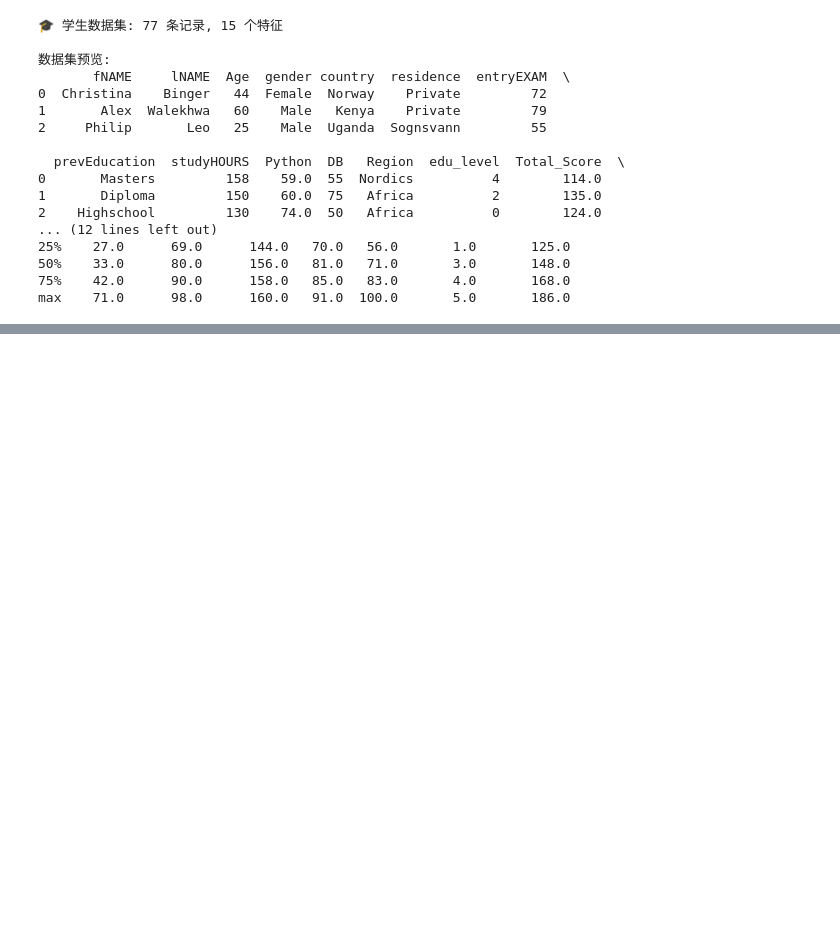
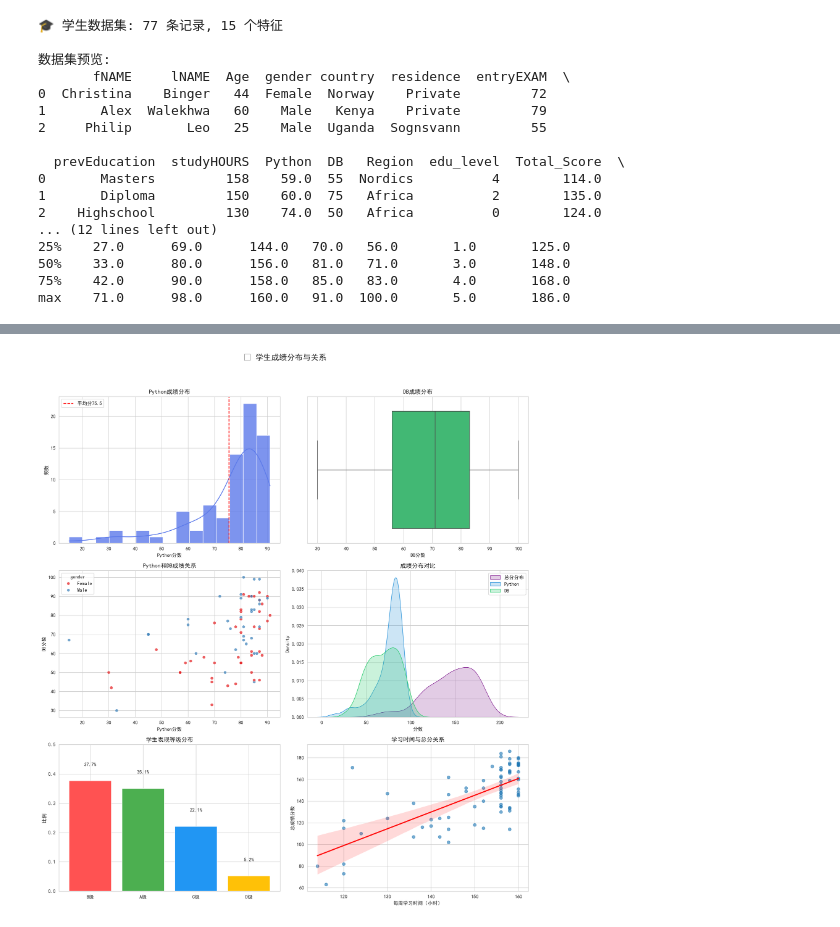
Before and after one commit to xlcblues/student-analysis, a Jupyter notebook: sample.ipynb, the cells around one changed output, grey strips where cells are left out. Cells and saved outputs as stored; diff of their text form; code cells hidden in the pictures; blank space fills up the shorter version.

Commit message:
成绩分布与关系

```diff
--- a/sample.ipynb
+++ b/sample.ipynb
@@ -395,0 +399,54 @@ plt.savefig('./image/1.人口统计学分布.png')
+# %%
+# 成绩分布与分析
+fig, axes = plt.subplots(3, 2, figsize=(14, 16))
+fig.suptitle('📊 学生成绩分布与关系', fontsize=16, y=0.98)
+
+# python平均成绩
+sns.histplot(df['Python'], bins=15, kde=True, color='#5C7AEA', ax=axes[0, 0], alpha=0.8)
+axes[0, 0].axvline(df['Python'].mean(), color='r', linestyle='--', label=f"平均分{df['Python'].mean():.1f}")
+axes[0, 0].legend()
+axes[0, 0].set_title('Python成绩分布')
+axes[0, 0].set_xlabel('Python分数')
+axes[0, 0].set_ylabel('频数')
+
+# DB平均成绩
+sns.boxplot(x='DB', data=df, ax=axes[0, 1], color='#2ecc71')
+axes[0, 1].set_title('DB成绩分布')
+axes[0, 1].set_xlabel('DB分数')
+
+# python与DB成绩的关系
+sns.scatterplot(x='Python', y='DB', data=df, ax=axes[1, 0],
+                hue='gender', palette='Set1', alpha=0.7)
+axes[1, 0].set_title('Python和DB成绩关系')
+axes[1, 0].set_xlabel('Python分数')
+axes[1, 0].set_ylabel('DB分数')
+
+# 总分分布
+sns.kdeplot(df['Total_Score'], fill=True, color='#8E349B', label='总分分布', ax=axes[1, 1])
+sns.kdeplot(df['Python'], fill=True, color='#3498DB', label='Python', ax=axes[1, 1])
+sns.kdeplot(df['DB'], fill=True, color='#2ECC71', label='DB', ax=axes[1, 1])
+axes[1, 1].set_title('成绩分布对比')
+axes[1, 1].set_xlabel('分数')
+axes[1, 1].legend()
+
+# 表现等级的分布
+pref_count = df['Performance_Score'].value_counts(normalize=True)
+axes[2, 0].bar(pref_count.index, pref_count.values,
+               color=['#FF5252', '#4CAF50', '#2196F3', '#FFC107'])
+for i,v in enumerate(pref_count.values):
+    axes[2, 0].text(i, v + 0.05, f"{v*100:.1f}%", ha='center')
+axes[2, 0].set_ylim(0, 0.5)
+axes[2, 0].set_title('学生表现等级分布')
+axes[2, 0].set_ylabel('比例')
+
+# 学习时间和成绩的关系
+sns.regplot(x='studyHOURS', y='Total_Score', data=df, ax=axes[2, 1],
+            scatter_kws={'alpha': 0.6}, line_kws={'color':'red'})
+axes[2, 1].set_title('学习时间与总分关系')
+axes[2, 1].set_xlabel('每周学习时间（小时）')
+axes[2, 1].set_ylabel('总成绩分数')
+
+plt.tight_layout(rect=[0, 0, 1, 0.95])
+plt.savefig('./image/2.成绩分布与关系.png')
+# %% [output]
+[figure, added]
```
Also changed, not shown: parts of 2 cells of this notebook.
